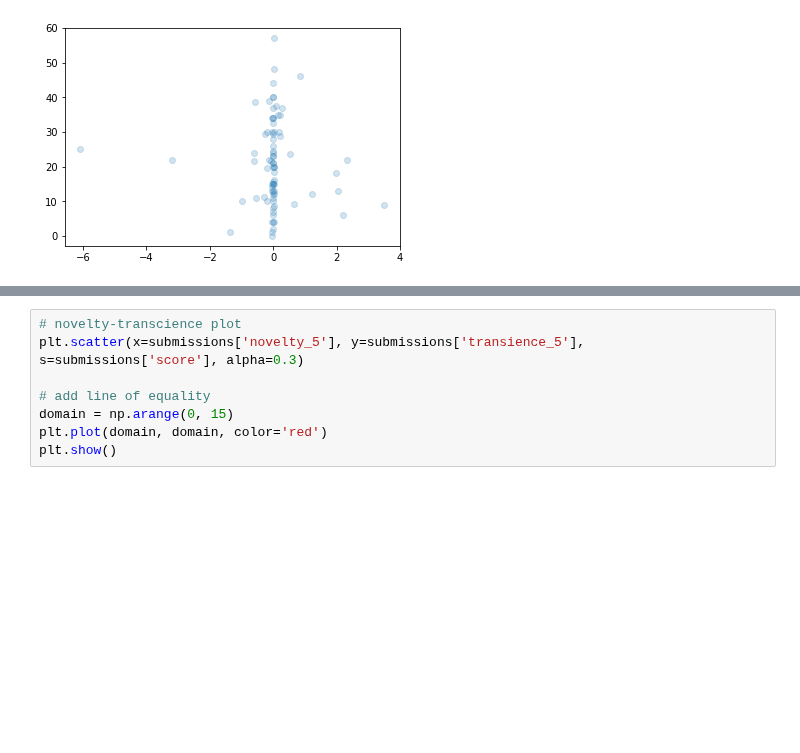
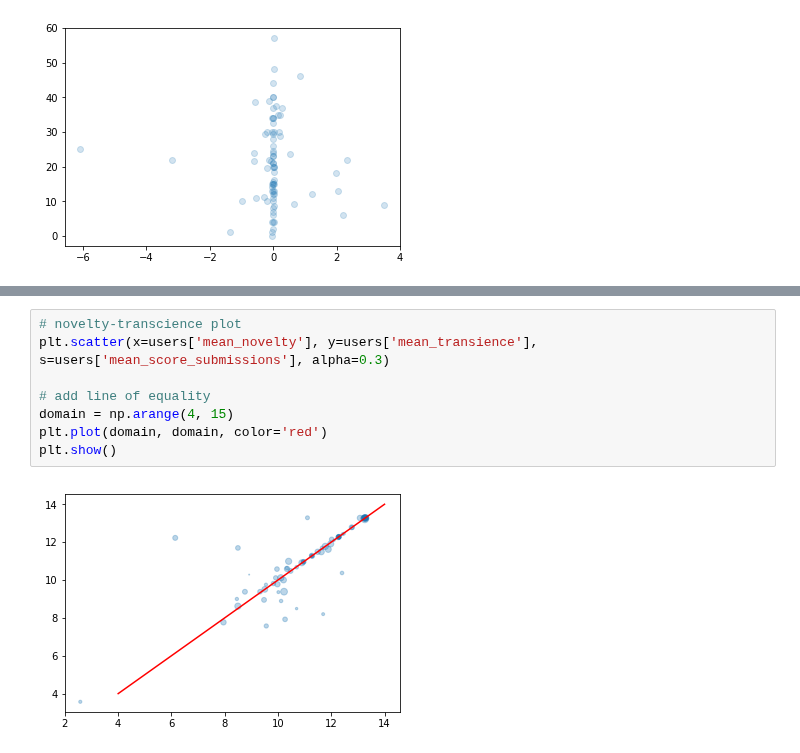
Before and after one commit to mjkern/RedditSubcultures, a Jupyter notebook: Data Cleaning and Augmentation.ipynb, the cells around one changed output, grey strips where cells are left out. Drawn from its saved outputs; the diff is of its cells as text; blank space fills up the shorter version.

```diff
--- a/Data Cleaning and Augmentation.ipynb
+++ b/Data Cleaning and Augmentation.ipynb
@@ -411,8 +416,10 @@ plt.show()
 # %%
 # novelty-transcience plot
-plt.scatter(x=submissions['novelty_5'], y=submissions['transience_5'], s=submissions['score'], alpha=0.3)
+plt.scatter(x=users['mean_novelty'], y=users['mean_transience'], s=users['mean_score_submissions'], alpha=0.3)
 
 # add line of equality
-domain = np.arange(0, 15)
+domain = np.arange(4, 15)
 plt.plot(domain, domain, color='red')
 plt.show()
+# %% [output]
+[figure, added]
```
Also changed, not shown: parts of 5 cells of this notebook.
